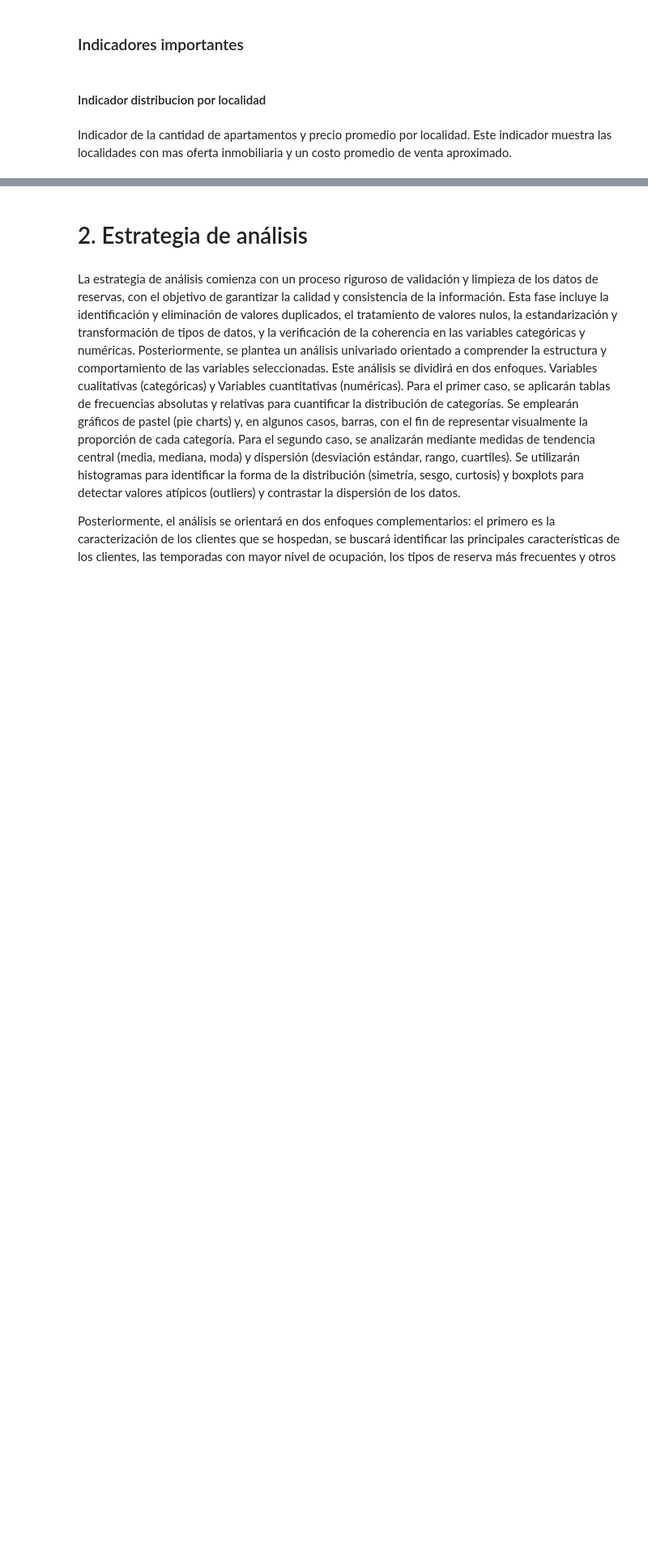
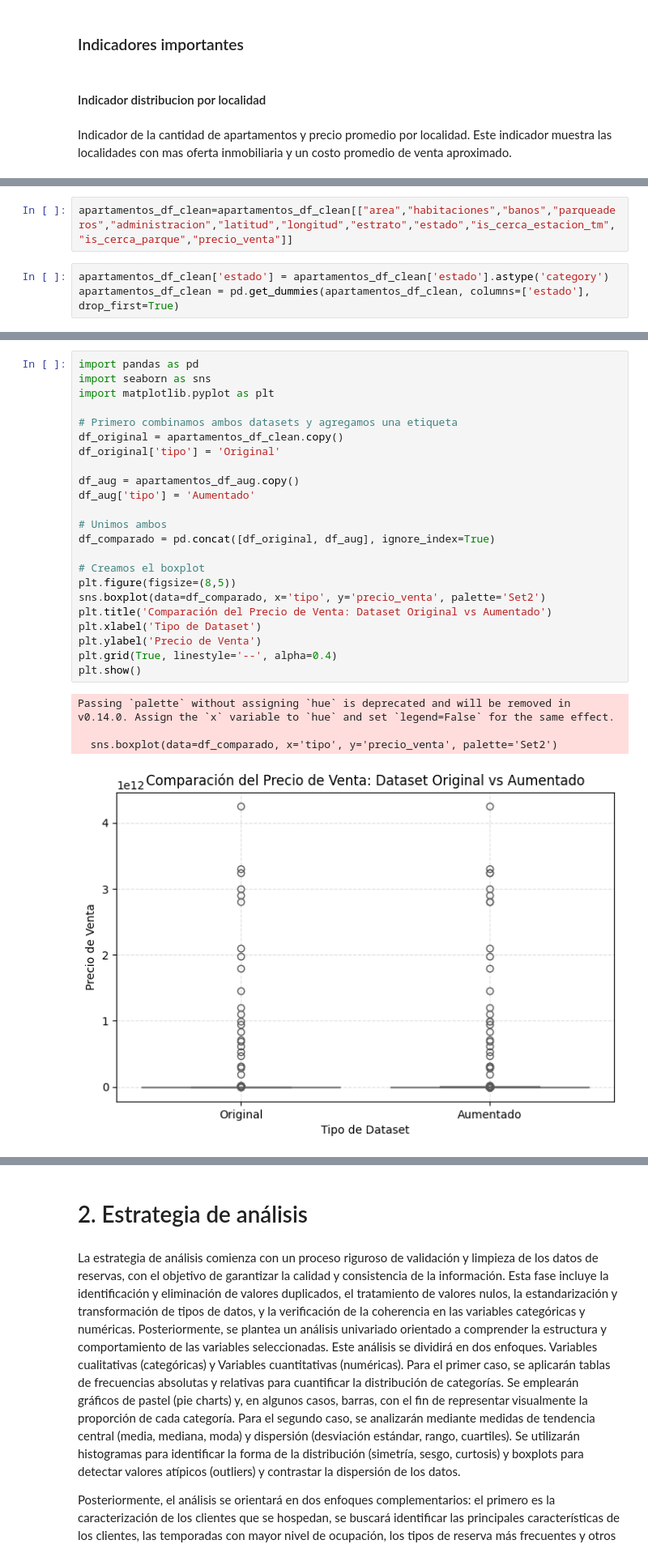
Before and after one commit to leodie1615/Taller2-Ciencia-Datos, a Jupyter notebook: taller2_final.ipynb, the cells around one changed output, grey strips where cells are left out. Shown at 81% size. Saved outputs shown, nothing was run; the diff lists cells and outputs as text; blank space fills up the shorter version.

Commit message:
avance primer punto

```diff
--- a/taller2_final.ipynb
+++ b/taller2_final.ipynb
@@ -306,0 +170,5 @@ También, como la curtosis es cercano a uno la variable está sesgada a la derec
+# %%
+apartamentos_df_clean=apartamentos_df_clean[["area","habitaciones","banos","parqueaderos","administracion","latitud","longitud","estrato","estado","is_cerca_estacion_tm","is_cerca_parque","precio_venta"]]
+# %%
+apartamentos_df_clean['estado'] = apartamentos_df_clean['estado'].astype('category')
+apartamentos_df_clean = pd.get_dummies(apartamentos_df_clean, columns=['estado'], drop_first=True)
@@ -306,0 +221,28 @@ También, como la curtosis es cercano a uno la variable está sesgada a la derec
+# %%
+import pandas as pd
+import seaborn as sns
+import matplotlib.pyplot as plt
+
+# Primero combinamos ambos datasets y agregamos una etiqueta
+df_original = apartamentos_df_clean.copy()
+df_original['tipo'] = 'Original'
+
+df_aug = apartamentos_df_aug.copy()
+df_aug['tipo'] = 'Aumentado'
+
+# Unimos ambos
+df_comparado = pd.concat([df_original, df_aug], ignore_index=True)
+
+# Creamos el boxplot
+plt.figure(figsize=(8,5))
+sns.boxplot(data=df_comparado, x='tipo', y='precio_venta', palette='Set2')
+plt.title('Comparación del Precio de Venta: Dataset Original vs Aumentado')
+plt.xlabel('Tipo de Dataset')
+plt.ylabel('Precio de Venta')
+plt.grid(True, linestyle='--', alpha=0.4)
+plt.show()
+# %% [output]
+Passing `palette` without assigning `hue` is deprecated and will be removed in v0.14.0. Assign the `x` variable to `hue` and set `legend=False` for the same effect.
+
+  sns.boxplot(data=df_comparado, x='tipo', y='precio_venta', palette='Set2')
+[figure, added]
```
Also changed, not shown: parts of 37 cells of this notebook.
